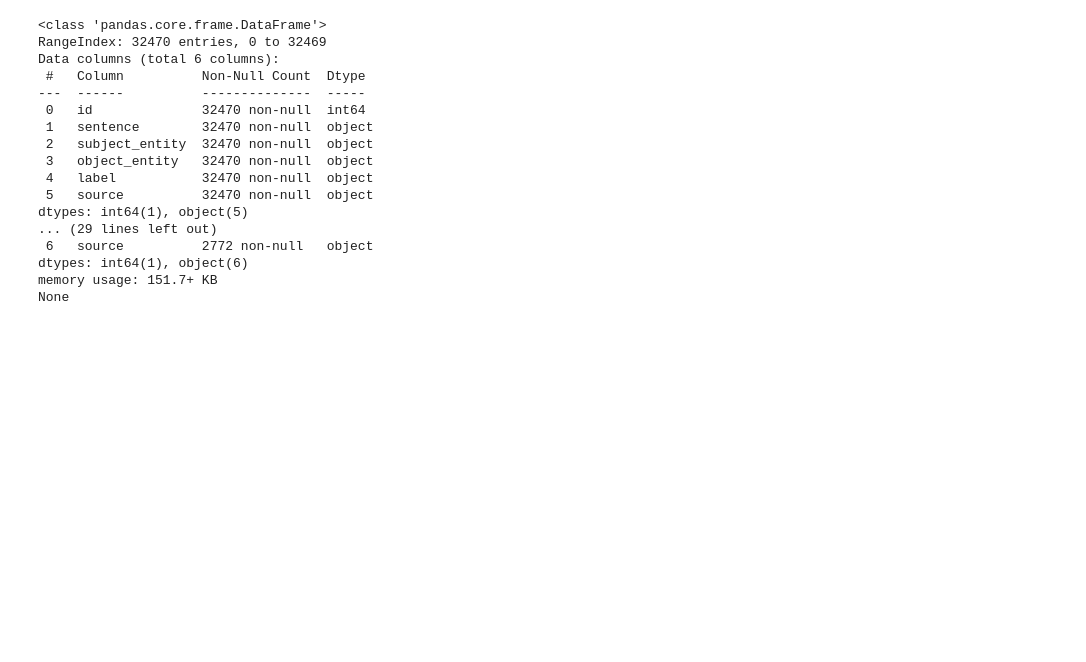
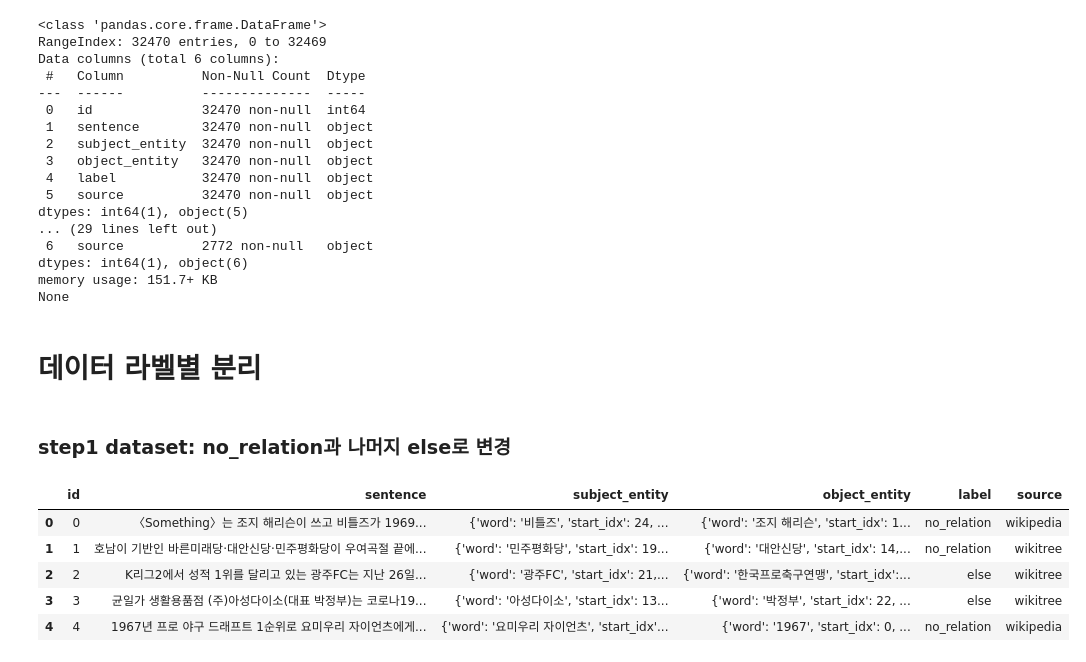
Before and after one commit to boostcampaitech5/level2_klue-nlp-09, a Jupyter notebook: eda/LJS.ipynb, the cells around one changed output. Saved outputs shown, nothing was run; the diff lists cells and outputs as text; code cells hidden in the pictures; blank space fills up the shorter version.

```diff
--- a/eda/LJS.ipynb
+++ b/eda/LJS.ipynb
@@ -618,3 +618,5 @@ None
 # %%
 reduced_data.to_csv("~/dataset/train/train_drop.csv", index=False)
 shuffled_dev.to_csv("~/dataset/train/dev_drop.csv", index=False)
+# %% [markdown]
+# 데이터 라벨별 분리
@@ -620,0 +626,14 @@ shuffled_dev.to_csv("~/dataset/train/dev_drop.csv", index=False)
+# %% [markdown]
+### step1 dataset: no_relation과 나머지 else로 변경
+# %%
+train_data = pd.read_csv("~/dataset/train/train.csv")
+# %%
+train_data.loc[train_data["label"] != "no_relation", "label"] = "else"
+train_data.head()
+# %% [output]
+|  | id | sentence | subject_entity | object_entity | label | source |
+| 0 | 0 | 〈Something〉는 조지 해리슨이 쓰고 비틀즈가 1969... | {'word': '비틀즈', 'start_idx': 24, ... | {'word': '조지 해리슨', 'start_idx': 1... | no_relation | wikipedia |
+| 1 | 1 | 호남이 기반인 바른미래당·대안신당·민주평화당이 우여곡절 끝에... | {'word': '민주평화당', 'start_idx': 19... | {'word': '대안신당', 'start_idx': 14,... | no_relation | wikitree |
+| 2 | 2 | K리그2에서 성적 1위를 달리고 있는 광주FC는 지난 26일... | {'word': '광주FC', 'start_idx': 21,... | {'word': '한국프로축구연맹', 'start_idx':... | else | wikitree |
+| 3 | 3 | 균일가 생활용품점 (주)아성다이소(대표 박정부)는 코로나19... | {'word': '아성다이소', 'start_idx': 13... | {'word': '박정부', 'start_idx': 22, ... | else | wikitree |
+| 4 | 4 | 1967년 프로 야구 드래프트 1순위로 요미우리 자이언츠에게... | {'word': '요미우리 자이언츠', 'start_idx'... | {'word': '1967', 'start_idx': 0, ... | no_relation | wikipedia |
```
Also changed, not shown: parts of 21 cells of this notebook.
